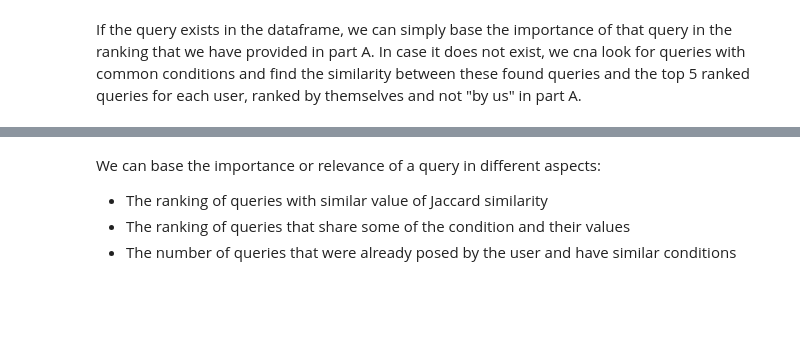
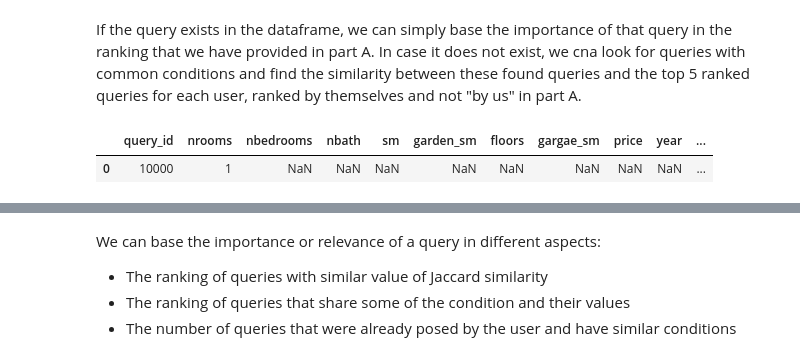
Before and after one commit to ElsaLopez133/Data-Mining-Project, a Jupyter notebook: partb.ipynb, the cells around one changed output, grey strips where cells are left out. Cells and saved outputs as stored; diff of their text form; code cells hidden in the pictures; blank space fills up the shorter version.

```diff
--- a/partb.ipynb
+++ b/partb.ipynb
@@ -25,7 +27,7 @@ n = len(data.columns)
 print("Dataset shape:", data.shape)
 
 # Generate a random query
-m = random.randint(1,4)
+m = random.randint(2,4)
 df = data.sample(n = m, axis = 'columns').sample()
 row = []
 df_fake_queries = pd.DataFrame(index = range(1), columns = column_names)
@@ -36,6 +38,5 @@ for j in range(len(df.columns)):
     df_fake_queries[str(df.columns[j])].iloc[0] = df.iloc[0][j]
 
 print('Query: ', row)
-print('Dataframe of query: ', df_fake_queries)
 # %% [output]
 Dataset shape: (10000, 13)
@@ -86,5 +91,10 @@ if case == 0:
         importance['importance_value'].iloc[i] = np.mean(rank)
 
     print(importance[:5])
+# %%
+random_query
+# %% [output]
+|  | query_id | nrooms | nbedrooms | nbath | sm | garden_sm | floors | gargae_sm | price | year | ... |
+| 0 | 10000 | 1 | NaN | NaN | NaN | NaN | NaN | NaN | NaN | NaN | ... |
 # %%
 if case == 1:
```
Also changed, not shown: parts of 9 cells of this notebook, 4 other files.
